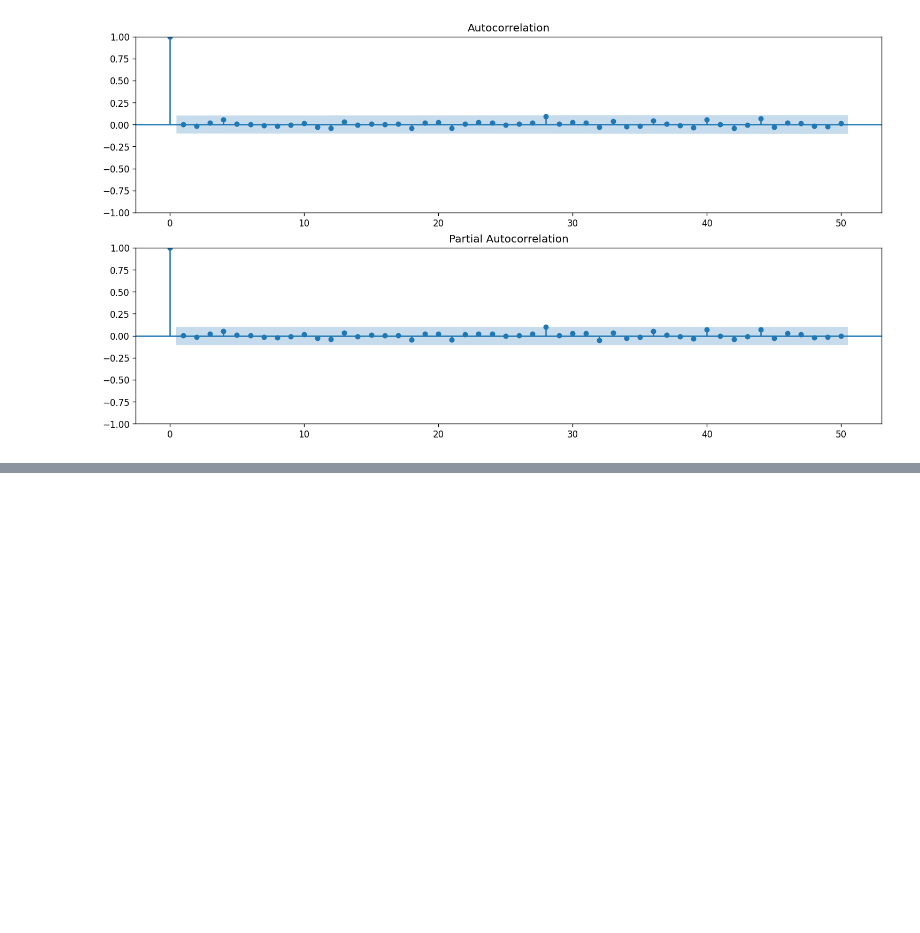
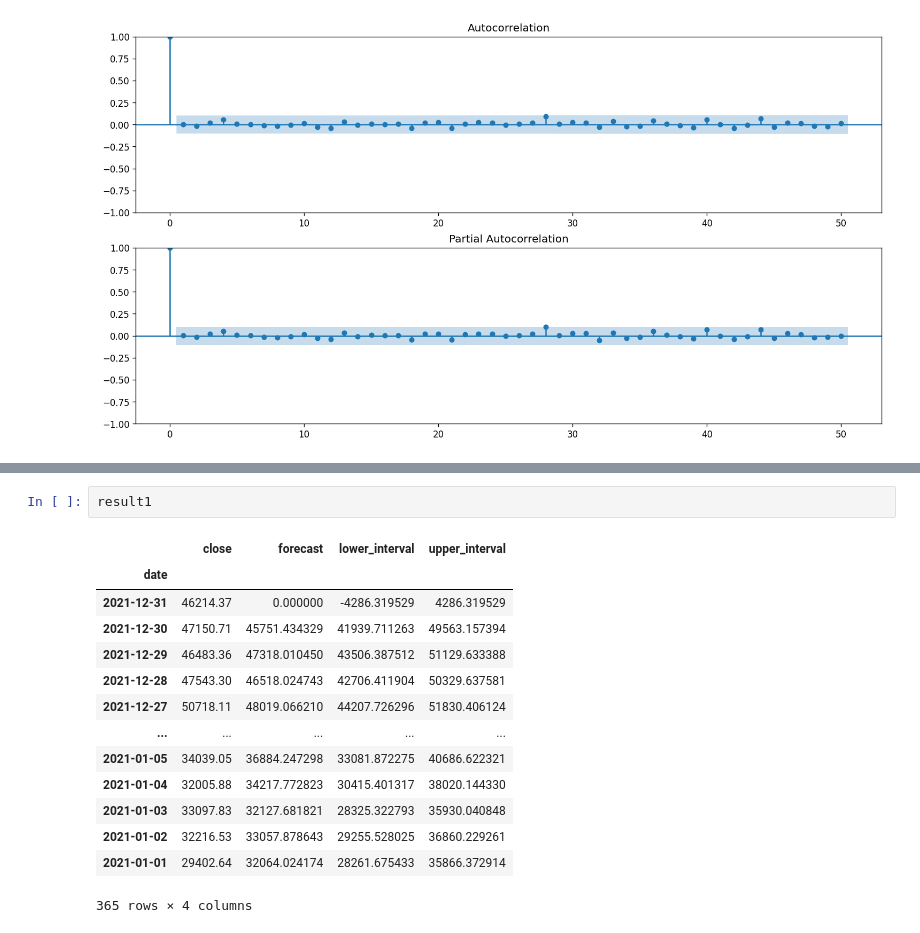
Before and after one commit to waheb-1988/Arima_model, a Jupyter notebook: models/arima_model_bictoin_price_daily.ipynb, the cells around one changed output, grey strips where cells are left out. Saved outputs shown, nothing was run; the diff lists cells and outputs as text; blank space fills up the shorter version.

```diff
--- a/models/arima_model_bictoin_price_daily.ipynb
+++ b/models/arima_model_bictoin_price_daily.ipynb
@@ -425,0 +501,17 @@ plt.show()
+# %%
+result1
+# %% [output]
+|  | close | forecast | lower_interval | upper_interval |
+| date |  |  |  |  |
+| 2021-12-31 | 46214.37 | 0.000000 | -4286.319529 | 4286.319529 |
+| 2021-12-30 | 47150.71 | 45751.434329 | 41939.711263 | 49563.157394 |
+| 2021-12-29 | 46483.36 | 47318.010450 | 43506.387512 | 51129.633388 |
+| 2021-12-28 | 47543.30 | 46518.024743 | 42706.411904 | 50329.637581 |
+| 2021-12-27 | 50718.11 | 48019.066210 | 44207.726296 | 51830.406124 |
+| ... | ... | ... | ... | ... |
+| 2021-01-05 | 34039.05 | 36884.247298 | 33081.872275 | 40686.622321 |
+| 2021-01-04 | 32005.88 | 34217.772823 | 30415.401317 | 38020.144330 |
+| 2021-01-03 | 33097.83 | 32127.681821 | 28325.322793 | 35930.040848 |
+| 2021-01-02 | 32216.53 | 33057.878643 | 29255.528025 | 36860.229261 |
+| 2021-01-01 | 29402.64 | 32064.024174 | 28261.675433 | 35866.372914 |
+365 rows × 4 columns
```
Also changed, not shown: parts of 10 cells of this notebook, 1 other file.
